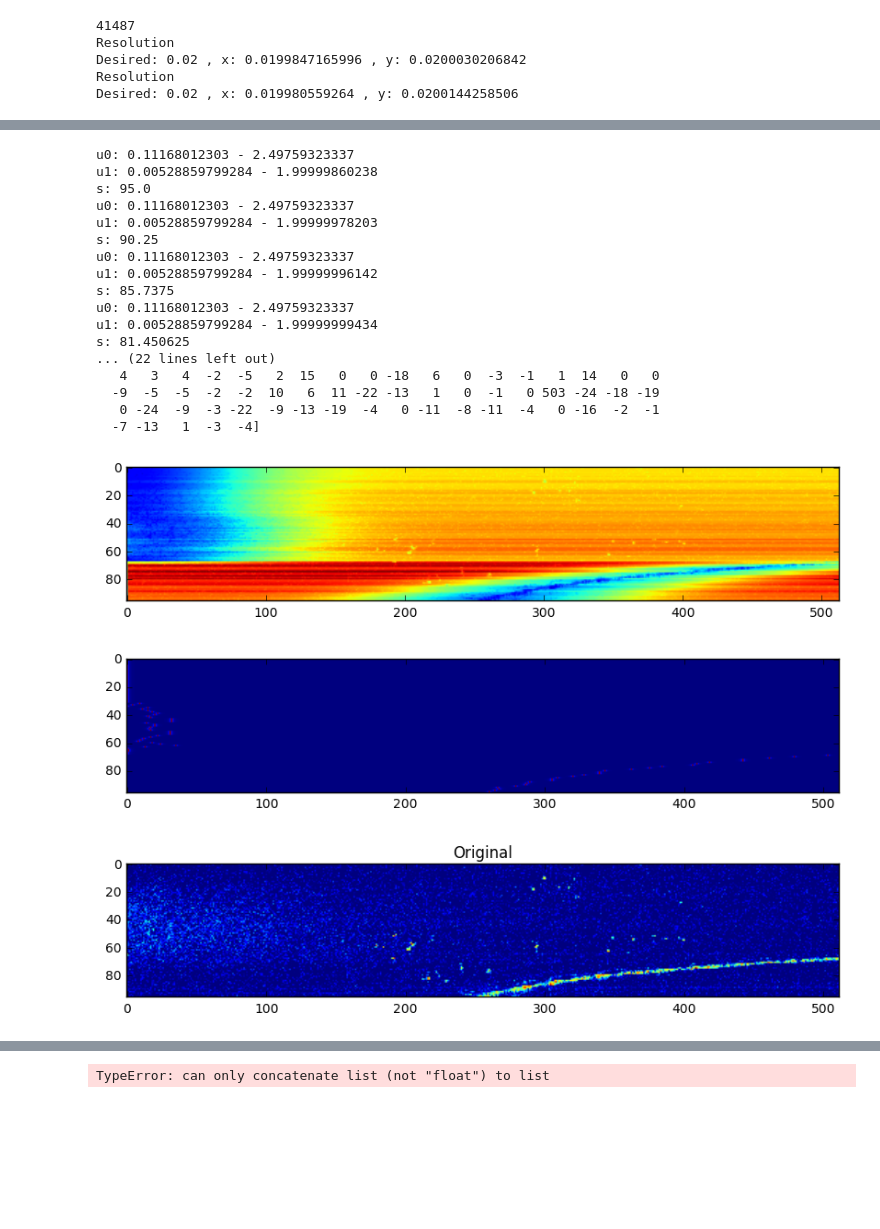
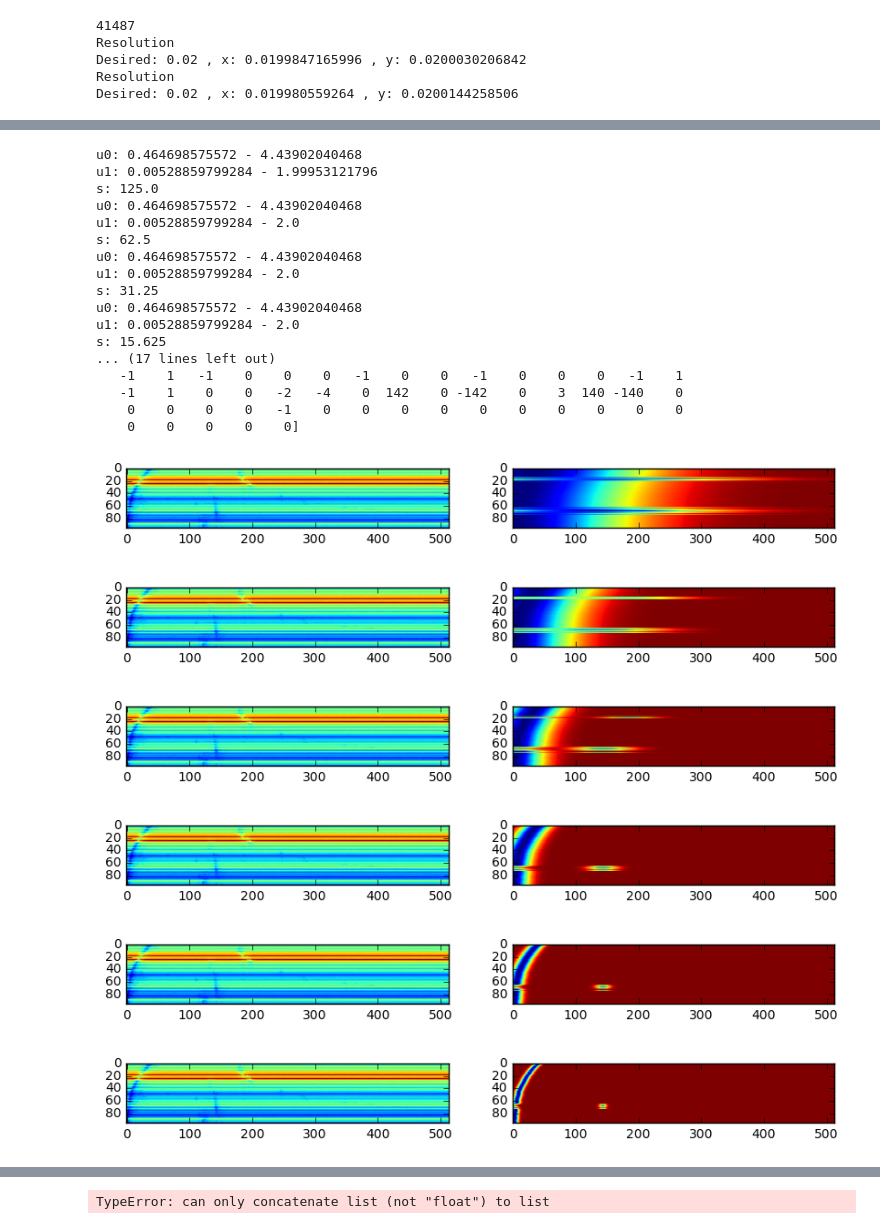
Before and after one commit to pvazteixeira/multibeam, a Jupyter notebook: feature-potts-dev.ipynb, the cells around one changed output, grey strips where cells are left out. Saved outputs shown, nothing was run; the diff lists cells and outputs as text; code cells hidden in the pictures; blank space fills up the shorter version.

```diff
--- a/feature-potts-dev.ipynb
+++ b/feature-potts-dev.ipynb
@@ -28,14 +28,16 @@ Desired: 0.02 , x: 0.019980559264 , y: 0.0200144258506
 # %%
 idx = np.random.randint(0,len(image_list))
 # idx=30950
+# idx = 32962
 # idx=36944 #- sparse fish
 # idx=40891 #- reverb
+# idx = 35552
 
 print 'image:',idx
 # img = imread(image_list[idx], as_grey=True)
 ping = cv2.imread(image_list[idx],cv2.CV_LOAD_IMAGE_GRAYSCALE)
-# img = didson.deconvolve(ping)
-img = ping
+img = didson.deconvolve(ping)
+# img = ping
 img = img.astype(np.float64)/255.0
 print np.amin(img), np.amax(img)
 print img.shape
@@ -63,9 +65,9 @@ To Do:
 - speed up computation (need <0.1/loop)
 - track empirical pdf for transition
 """
-c_scale = 0.33
-# c_scale = 1
-void_cost = .50 # transition cost
+# c_scale = 0.33
+c_scale = 1
+void_cost = .5 # transition cost
 w1 = 1
 
 # get a prior on the labels
@@ -85,11 +87,11 @@ for i in range(0,512):
     u0[i,:] = np.sum(np.square(img - cauchy.pdf(x, loc=i+0.0, scale = c_scale)),axis=0)
 
 # 'void' label
-u0v = 2*np.sum(np.square(img),axis=0)
+u0v = np.sum(np.square(img),axis=0)
 u0 = np.vstack((u0v,u0))
+# u0/=u0.max() # range 0-1
 
-s = 100
-
+s = 250
 
 i = 0
 while True:
@@ -98,18 +100,19 @@ while True:
     a = np.tile(midx,(512,1))
     l = np.roll(a,1,axis=1)
     l[:,0]=l[:,1]
-    ll = np.roll(l,1, axis=1)
-    ll[:,0]=ll[:,1]
+#     ll = np.roll(l,1, axis=1)
+#     ll[:,0]=ll[:,1]
     r = np.roll(a,-1,axis=1)
     r[:,-1] = r[:,-2]
-    rr = np.roll(r,-1, axis=1)
-    rr[:,-1] = rr[:,-2]
+#     rr = np.roll(r,-1, axis=1)
+#     rr[:,-1] = rr[:,-2]
 
-    s = 0.95*s;
+    s = 0.5*s;
     u1 = 2 - 2.5*s*norm.pdf((l-x),loc=0, scale=s ) - 2.5*s*norm.pdf((r-x),loc=0, scale=s )
 #     u1 = 4 - 2.5*s*norm.pdf((l-x),loc=0, scale=s ) - 2.5*s*norm.pdf((r-x),loc=0, scale=s ) - 2.5*s*norm.pdf((ll-x),loc=0, scale=s ) - 2.5*s*norm.pdf((rr-x),loc=0, scale=s )
 #     u1 = 4 - 2.5*s*np.absolute(l-x) - 2.5*s*np.absolute(r-x) - 2.5*s*np.absolute(ll-x) - 2.5*s*np.absolute(rr-x)
     u1 = np.vstack((void_cost*np.ones_like(u0v),u1))
+#     u1/=u1.max()
 
     print 'u0:',np.amin(u0),'-',np.amax(u0)
     print 'u1:',np.amin(u1),'-',np.amax(u1)
@@ -121,52 +124,59 @@ while True:
     changes = np.sum((midx-midx_new)!=0)
     midx = midx_new
 
-#     plt.figure(figsize=(10,4))
+    plt.figure(figsize=(10,4))
 #     plt.imshow((cost).transpose())
+    plt.subplot(1,2,1)
+    plt.imshow(u0.transpose())
+    plt.subplot(1,2,2)
+    plt.imshow(u1.transpose())
 
     if s<5:
         break
 
     if changes<=0:
         break
 
-    if i>100:
+    if i>10:
         break
 
 print 'changes:', changes
 
 print 'iterations:',i
 plt.figure(figsize=(10,4))
 plt.imshow(cost.transpose())
 
 simg = cauchy.pdf(x,loc=midx, scale=c_scale)
 plt.figure(figsize=(10,4))
 plt.imshow(simg.transpose())
 
 plt.figure(figsize=(10,4))
 plt.imshow(img.transpose())
 plt.title('Original')
 
 print midx
 print np.diff(midx)
 # %% [output]
-u0: 0.11168012303 - 2.49759323337
-u1: 0.00528859799284 - 1.99999860238
-s: 95.0
-u0: 0.11168012303 - 2.49759323337
-u1: 0.00528859799284 - 1.99999978203
-s: 90.25
-u0: 0.11168012303 - 2.49759323337
-u1: 0.00528859799284 - 1.99999996142
-s: 85.7375
-u0: 0.11168012303 - 2.49759323337
-u1: 0.00528859799284 - 1.99999999434
-s: 81.450625
-... (22 lines left out)
-   4   3   4  -2  -5   2  15   0   0 -18   6   0  -3  -1   1  14   0   0
-  -9  -5  -5  -2  -2  10   6  11 -22 -13   1   0  -1   0 503 -24 -18 -19
-   0 -24  -9  -3 -22  -9 -13 -19  -4   0 -11  -8 -11  -4   0 -16  -2  -1
-  -7 -13   1  -3  -4]
+u0: 0.464698575572 - 4.43902040468
+u1: 0.00528859799284 - 1.99953121796
+s: 125.0
+u0: 0.464698575572 - 4.43902040468
+u1: 0.00528859799284 - 2.0
+s: 62.5
+u0: 0.464698575572 - 4.43902040468
+u1: 0.00528859799284 - 2.0
+s: 31.25
+u0: 0.464698575572 - 4.43902040468
+u1: 0.00528859799284 - 2.0
+s: 15.625
+... (17 lines left out)
+   -1    1   -1    0    0    0   -1    0    0   -1    0    0    0   -1    1
+   -1    1    0    0   -2   -4    0  142    0 -142    0    3  140 -140    0
+    0    0    0    0   -1    0    0    0    0    0    0    0    0    0    0
+    0    0    0    0    0]
-[figure, old version]
+[figure, new version]
-[figure, old version]
+[figure, new version]
-[figure, old version]
+[figure, new version]
+[figure, added]
+[figure, added]
+[figure, added]
```
Also changed, not shown: parts of 4 cells of this notebook, 1 other file.
